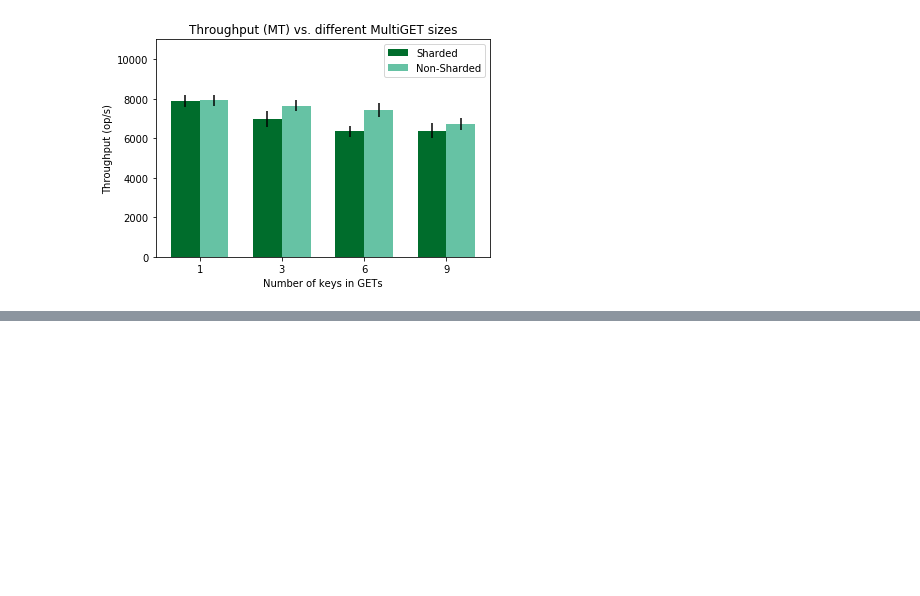
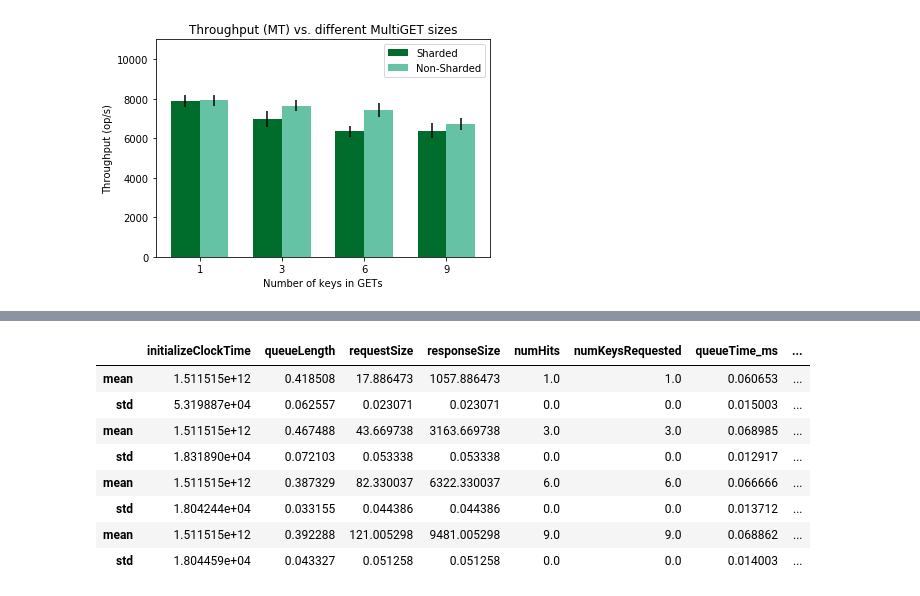
Before and after one commit to flock0/eth-asl, a Jupyter notebook: bash/5_multigets/postprocessing/graphs_5.ipynb, the cells around one changed output, grey strips where cells are left out. Saved outputs shown, nothing was run; the diff lists cells and outputs as text; code cells hidden in the pictures; blank space fills up the shorter version.

```diff
--- a/bash/5_multigets/postprocessing/graphs_5.ipynb
+++ b/bash/5_multigets/postprocessing/graphs_5.ipynb
@@ -201,0 +181,12 @@ fig.savefig(os.path.join(outdir, experiment_label, "averageQueueLength_writeOnly
+# %%
+shard
+# %% [output]
+|  | initializeClockTime | queueLength | requestSize | responseSize | numHits | numKeysRequested | queueTime_ms | ... |
+| mean | 1.511515e+12 | 0.418508 | 17.886473 | 1057.886473 | 1.0 | 1.0 | 0.060653 | ... |
+| std | 5.319887e+04 | 0.062557 | 0.023071 | 0.023071 | 0.0 | 0.0 | 0.015003 | ... |
+| mean | 1.511515e+12 | 0.467488 | 43.669738 | 3163.669738 | 3.0 | 3.0 | 0.068985 | ... |
+| std | 1.831890e+04 | 0.072103 | 0.053338 | 0.053338 | 0.0 | 0.0 | 0.012917 | ... |
+| mean | 1.511515e+12 | 0.387329 | 82.330037 | 6322.330037 | 6.0 | 6.0 | 0.066666 | ... |
+| std | 1.804244e+04 | 0.033155 | 0.044386 | 0.044386 | 0.0 | 0.0 | 0.013712 | ... |
+| mean | 1.511515e+12 | 0.392288 | 121.005298 | 9481.005298 | 9.0 | 9.0 | 0.068862 | ... |
+| std | 1.804459e+04 | 0.043327 | 0.051258 | 0.051258 | 0.0 | 0.0 | 0.014003 | ... |
```
Also changed, not shown: parts of 5 cells of this notebook, 4 other files.
